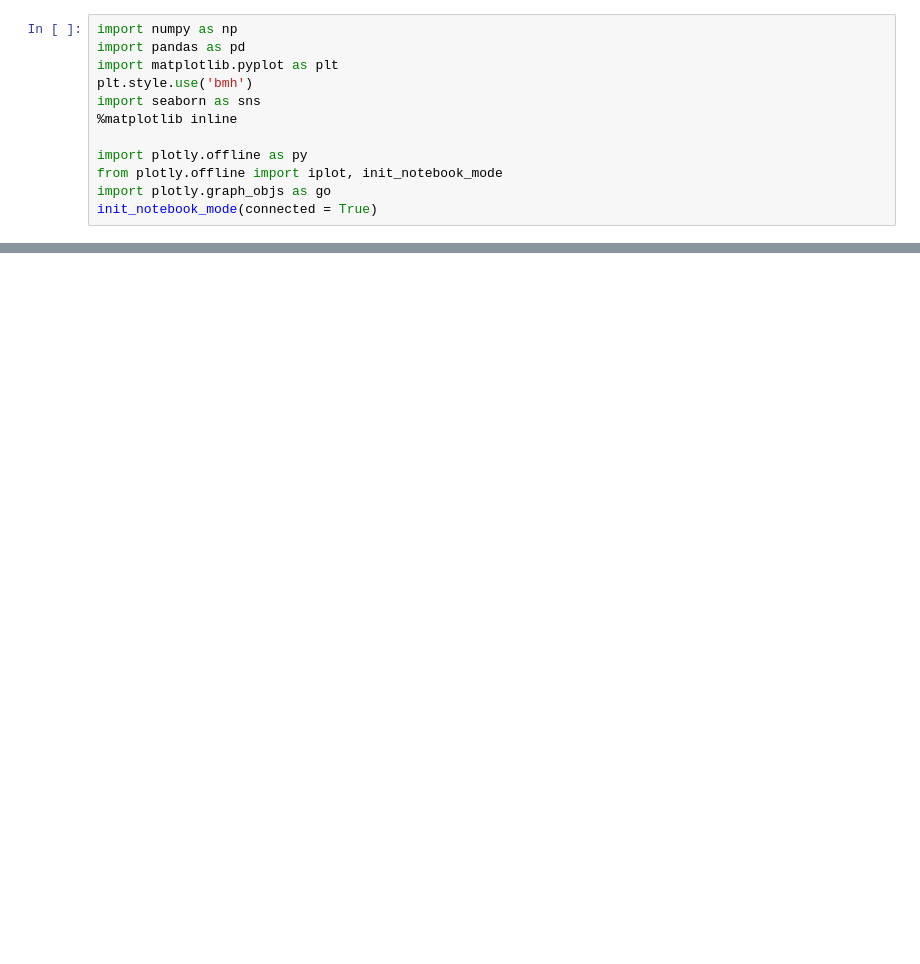
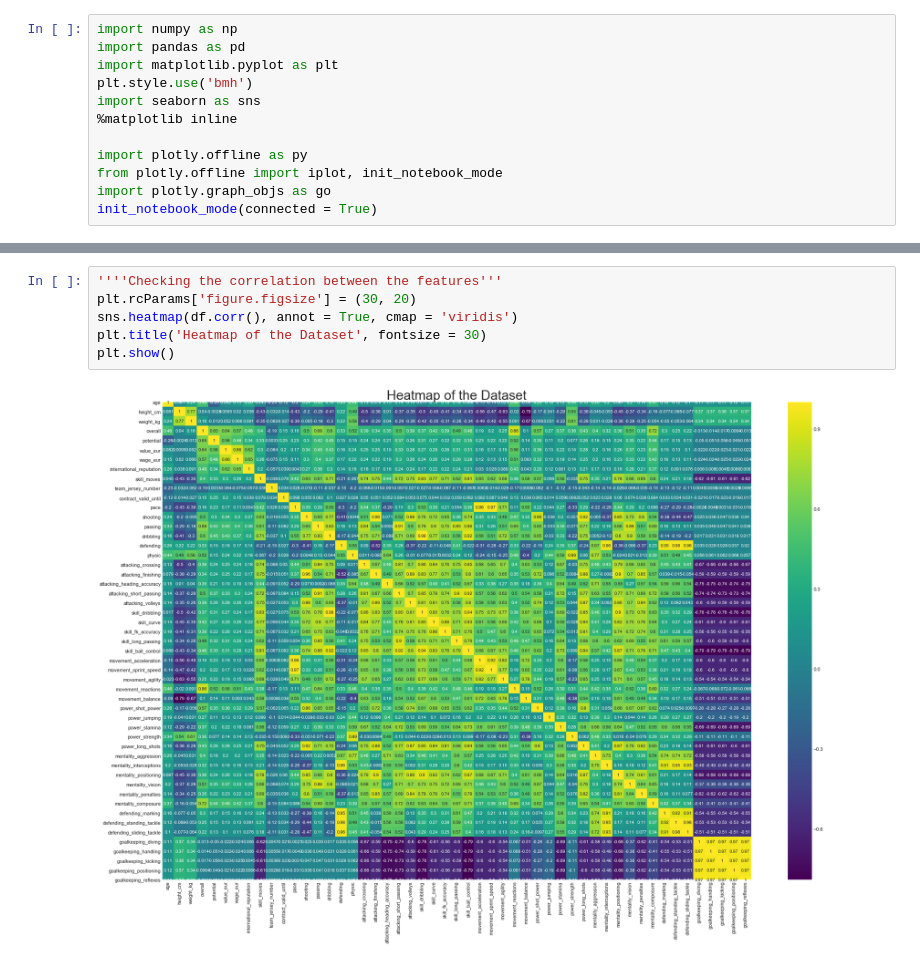
Before and after one commit to Arunima1992/Fifa20, a Jupyter notebook: Fifa20_Analysis.ipynb, the cells around one changed output, grey strips where cells are left out. Cells and saved outputs as stored; diff of their text form; blank space fills up the shorter version.

```diff
--- a/Fifa20_Analysis.ipynb
+++ b/Fifa20_Analysis.ipynb
@@ -208,0 +137,8 @@ array(['RS', 'SUB', 'CAM', 'RW', 'GK', 'LDM', 'RCM', 'RB', 'LCB', 'RAM',
+# %%
+''''Checking the correlation between the features'''
+plt.rcParams['figure.figsize'] = (30, 20)
+sns.heatmap(df.corr(), annot = True, cmap = 'viridis')
+plt.title('Heatmap of the Dataset', fontsize = 30)
+plt.show()
+# %% [output]
+[figure, added]
```
Also changed, not shown: parts of 51 cells of this notebook.
